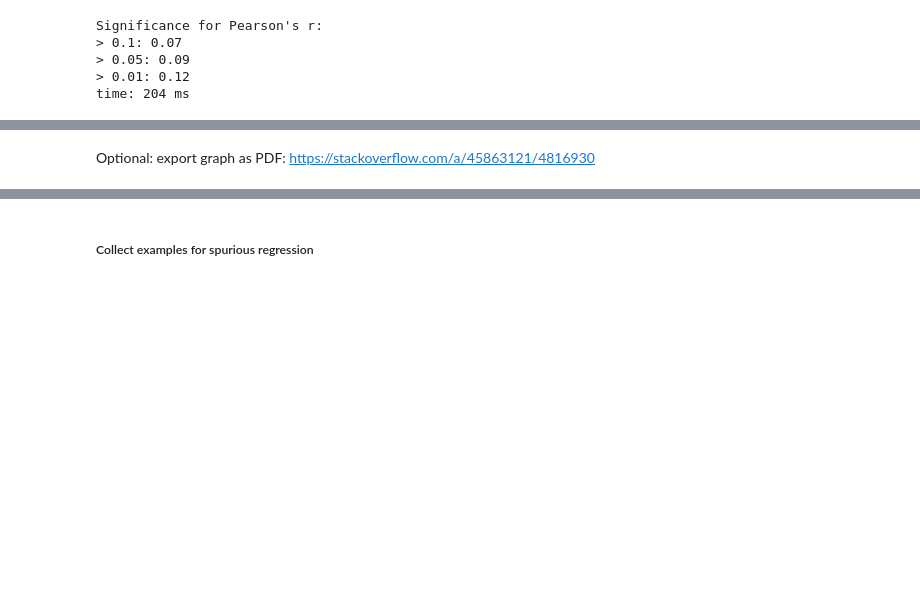
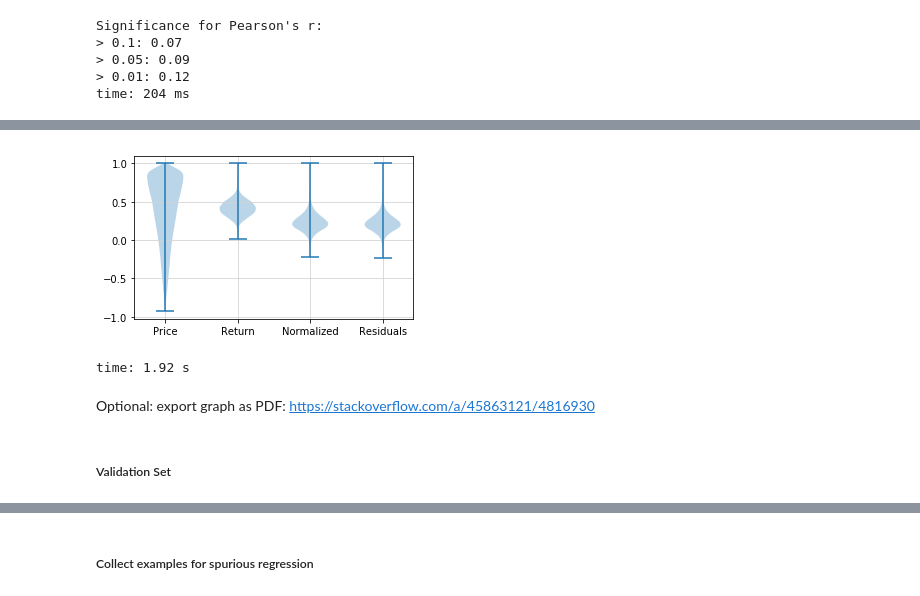
Before and after one commit to Chaoste/nlp-stocks, a Jupyter notebook: research/15.0-Stocks-Regression-Analysis.ipynb, the cells around one changed output, grey strips where cells are left out. Cells and saved outputs as stored; diff of their text form; code cells hidden in the pictures; blank space fills up the shorter version.

```diff
--- a/research/15.0-Stocks-Regression-Analysis.ipynb
+++ b/research/15.0-Stocks-Regression-Analysis.ipynb
@@ -1161,2 +1102,11 @@ time: 824 ms
+# %%
+# all_correlations2 = calc_all_correlations(comp_symbols2, comp_resids2, comp_prices2, comp_orig_returns2, comp_orig_prices2)
+fig = regr.plot_correlations(all_correlations2)
+fig.savefig('steps-correlations-gspc-norm.pdf')
+# %% [output]
+[figure, added]
+time: 1.92 s
 # %% [markdown]
 Optional: export graph as PDF: https://stackoverflow.com/a/45863121/4816930
+# %% [markdown]
+##### Validation Set
```
Also changed, not shown: parts of 21 cells of this notebook, 6 other files.
